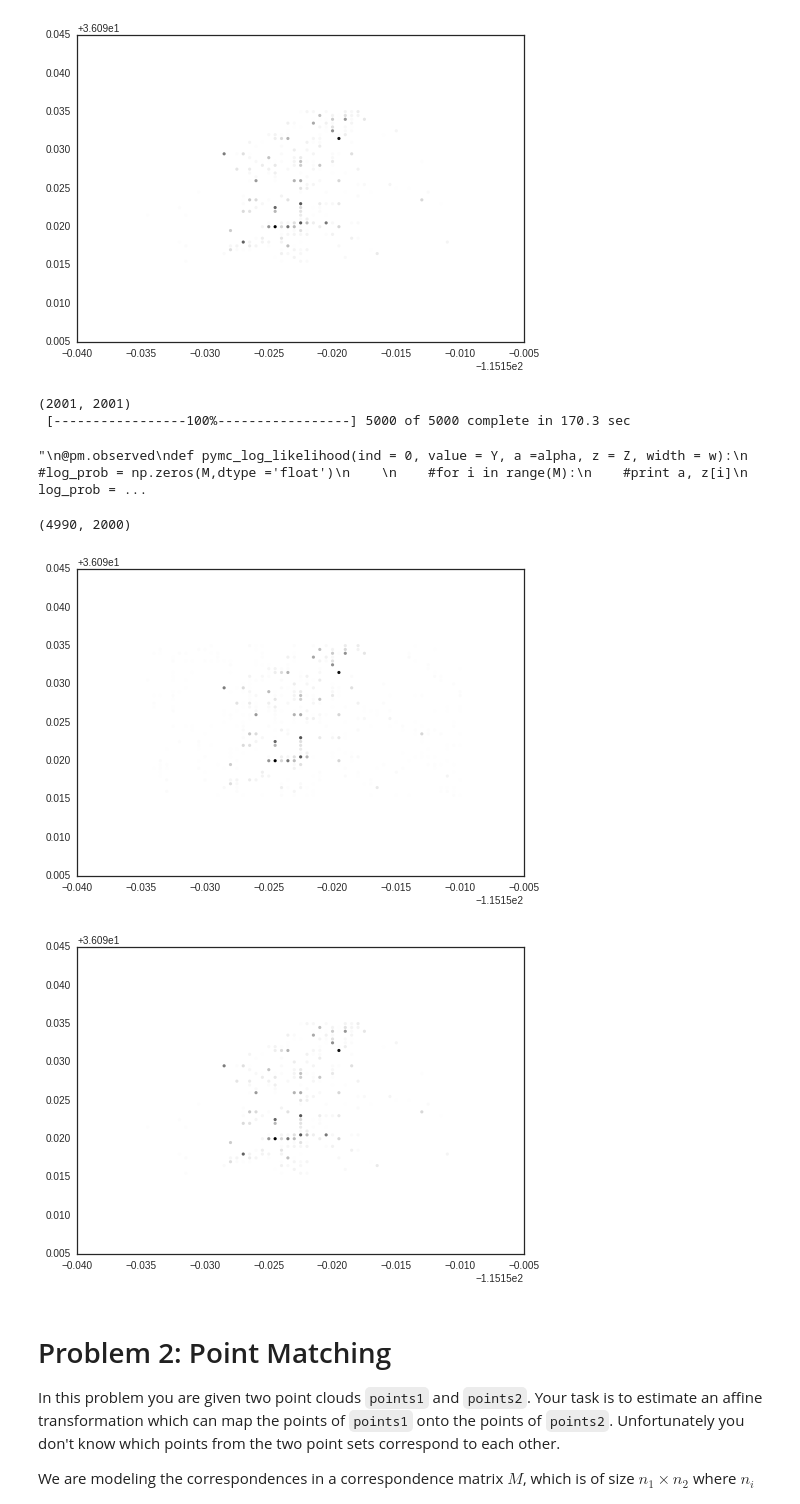
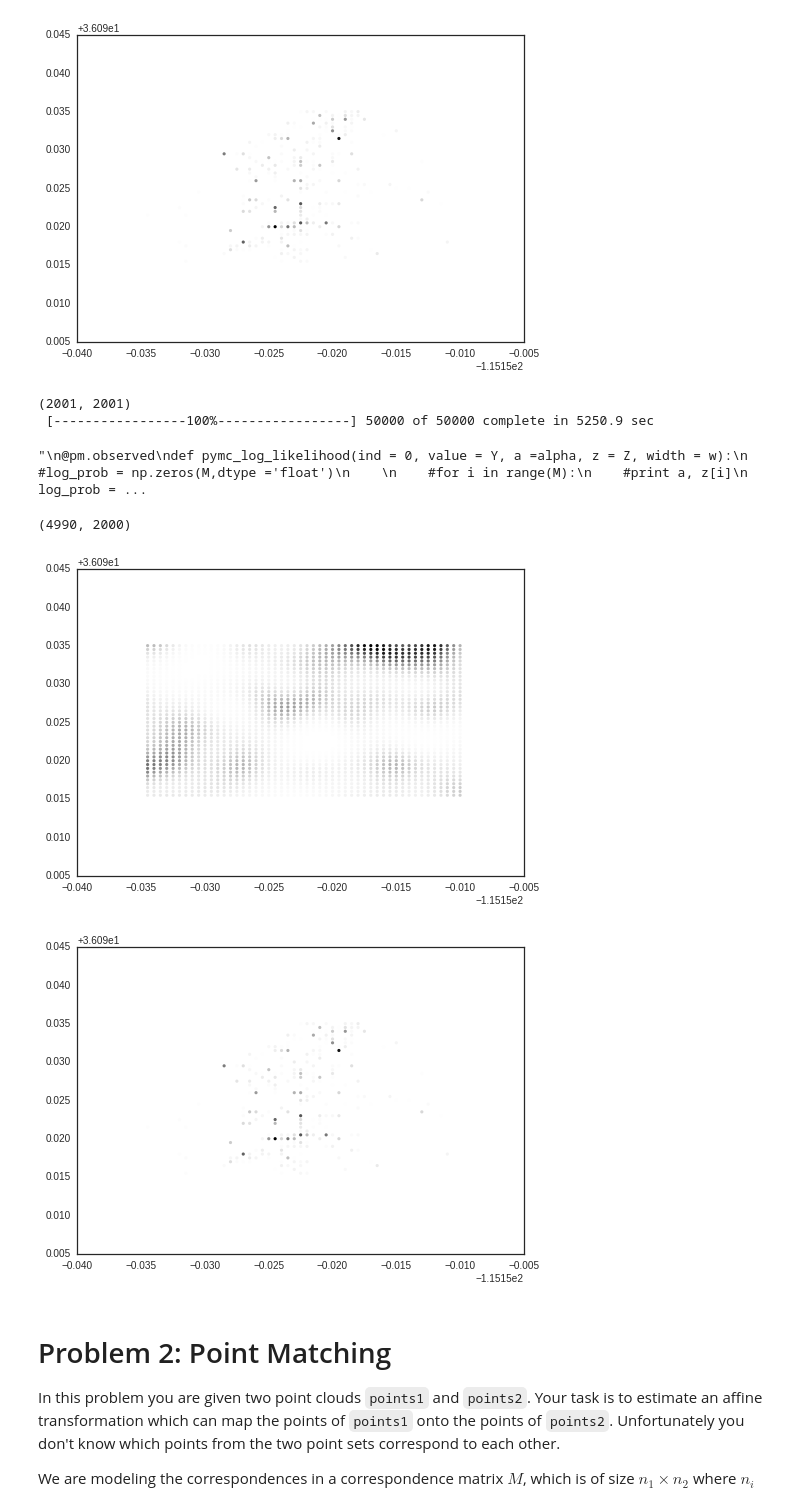
Before and after one commit to kevinchen1000/2016, a Jupyter notebook: Homework/AM207_yufengkevinchen_HW4.ipynb, the cells around one changed output. Drawn from its saved outputs; the diff is of its cells as text; code cells hidden in the pictures.

```diff
--- a/Homework/AM207_yufengkevinchen_HW4.ipynb
+++ b/Homework/AM207_yufengkevinchen_HW4.ipynb
@@ -327,35 +316,12 @@ plot_checkins(Y)
 [figure]
 # %%
 #sample posterior from pymc
+print Sigma.shape
+#construct alpha
+alpha = pm.Normal('alpha',0,1)
 
-#print np.linalg.inv(Sigma[1:,1:])
-print Sigma.shape
-#assert(0)
-alpha = pm.Normal('alpha',0,1)
-#?pm.MvNormal
-#Z = pm.MvNormal('Z',np.zeros(M),(Sigma[1:,1:]))
-#Z = pm.MvNormal('Z',mu = np.zeros(M),tau = np.linalg.inv(Sigma[1:,1:]))
-#?pm.MvNormalChol
-Z = pm.MvNormalChol('Z',mu = np.zeros(M),sig = Sigma[1:,1:])
-#Z= [pm.MvNormal('z_%i' % i, np.zeros(M), Sigma[1:,1:]) for i in range(M)]
-
-#temp_model = pm.Model([Z])
-#p_mcmc = pm.MCMC(temp_model)
-#p_mcmc.sample(iter = 50, burn = 1, thin = 1)
-
-#l = pm.Container([pm.Exponential(name = 'l_%i' %i, beta = alpha +Z[i]) for i in range(M)])
-#l = pm.Exponential(name = 'l', beta = alpha +Z)
-
-#pymc_log_likelihood = pm.Container([pm.poisson_like(name = 'log_likelihood_%i' %i, value = Y[i],observed = True)])
-
-#print Sigma[1:10,1:10]
-#plt.plot(Sigma[1:,1])
-#print Z.trace().shape
-#print Z.trace()
-#assert(0)
-
-#?pm.poisson_like
-
+#construct Z
+Z = pm.MvNormalCov('Z',mu = np.zeros(M),C = Sigma[1:,1:])
 
 @pm.observed
 def pymc_log_likelihood(value = Y, a =alpha, z = Z, width = w):
@@ -370,7 +336,7 @@ def pymc_log_likelihood(value = Y, a =alpha, z = Z, width = w):
 
 model = pm.Model([alpha,Z,pymc_log_likelihood])
 p_mcmc = pm.MCMC(model)
-p_mcmc.sample(iter = 5000, burn = 100, thin = 10)
+p_mcmc.sample(iter = 50000, burn = 100, thin = 10)
 '''
 @pm.observed
 def pymc_log_likelihood(ind = 0, value = Y, a =alpha, z = Z, width = w):
@@ -398,24 +364,24 @@ for i in range(M):
 '''
 # %% [output]
 (2001, 2001)
- [-----------------100%-----------------] 5000 of 5000 complete in 170.3 sec
+ [-----------------100%-----------------] 50000 of 50000 complete in 5250.9 sec
 "\n@pm.observed\ndef pymc_log_likelihood(ind = 0, value = Y, a =alpha, z = Z, width = w):\n    #log_prob = np.zeros(M,dtype ='float')\n    \n    #for i in range(M):\n    #print a, z[i]\n    log_prob = ...
 # %%
 pymc_l = np.zeros(Z.trace().shape)
 print Z.trace().shape
 for i in range(Z.trace().shape[0]):
     pymc_l[i,:] = np.exp(alpha.trace()[i] + Z.trace()[i,:])
 
-mean_pymc_l = np.mean(pymc_l[-1000:,:],axis=0)
+mean_pymc_l = np.mean(pymc_l[100:5500,:],axis=0)
 
 fig1 = plt.figure()
 plot_checkins(mean_pymc_l)
 
 fig2 = plt.figure()
 plot_checkins(Y)
 # %% [output]
 (4990, 2000)
-[figure, old version]
+[figure, new version]
 [figure]
 # %% [markdown]
 # Problem 2: Point Matching
```
Also changed, not shown: parts of 3 cells of this notebook.
